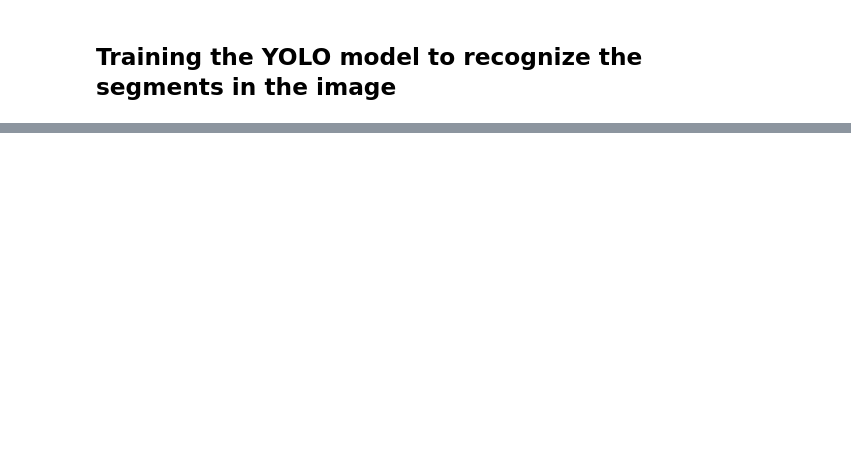
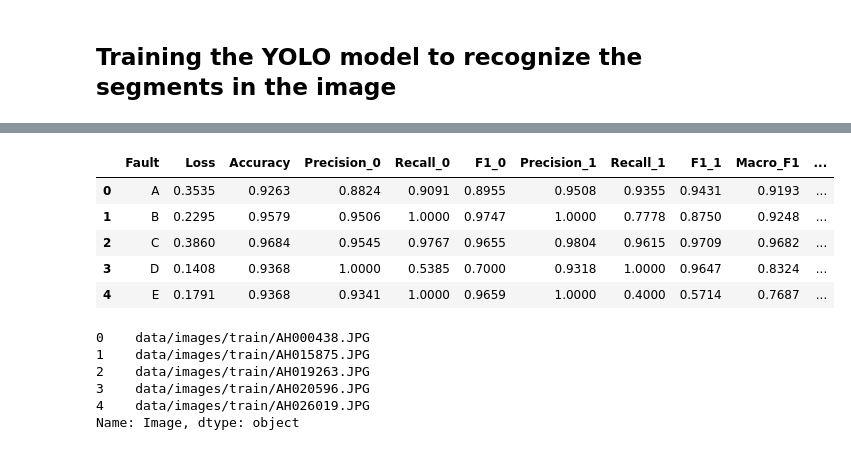
Before and after one commit to DollyPy/MRIDetection, a Jupyter notebook: MRI Detection.ipynb, the cells around one changed output, grey strips where cells are left out. Drawn from its saved outputs; the diff is of its cells as text; code cells hidden in the pictures; blank space fills up the shorter version.

Commit message:
Added New Models and Diagnosis

```diff
--- a/MRI Detection.ipynb
+++ b/MRI Detection.ipynb
@@ -174,0 +377,13 @@ results2
+# %%
+# Print metrics nicely
+print("🔍 Model Evaluation Summary:\n")
+for fault, metrics in results.items():
+    print(f"📌 Fault: {fault}")
+    print(f"   - Loss: {metrics['loss']:.4f}")
+    print(f"   - Accuracy: {metrics['accuracy']:.4f}")
+    print("   - Classification Report:")
+
+    # Convert classification report dict to DataFrame for display
+    report_df = pd.DataFrame(metrics['classification_report']).transpose()
+    display(report_df.round(3))
+    print("\n" + "-"*60 + "\n")
@@ -174,0 +452,38 @@ results2
+# %%
+import pandas as pd
+
+# Build a formatted list of rows
+formatted_rows = []
+
+for fault, metrics in results.items():
+    report = metrics['classification_report']
+    row = {
+        'Fault': fault,
+        'Loss': round(metrics['loss'], 4),
+        'Accuracy': round(metrics['accuracy'], 4),
+        'Precision_0': round(report['0']['precision'], 4),
+        'Recall_0': round(report['0']['recall'], 4),
+        'F1_0': round(report['0']['f1-score'], 4),
+        'Precision_1': round(report['1']['precision'], 4),
+        'Recall_1': round(report['1']['recall'], 4),
+        'F1_1': round(report['1']['f1-score'], 4),
+        'Macro_F1': round(report['macro avg']['f1-score'], 4),
+        'Weighted_F1': round(report['weighted avg']['f1-score'], 4)
+    }
+    formatted_rows.append(row)
+
+# Convert to DataFrame
+formatted_df = pd.DataFrame(formatted_rows)
+
+# Save to CSV
+formatted_df.to_excel("metrics/evaluation_summary.xlsx", index=False)
+
+# Display in notebook
+display(formatted_df)
+# %% [output]
+|  | Fault | Loss | Accuracy | Precision_0 | Recall_0 | F1_0 | Precision_1 | Recall_1 | F1_1 | Macro_F1 | ... |
+| 0 | A | 0.3535 | 0.9263 | 0.8824 | 0.9091 | 0.8955 | 0.9508 | 0.9355 | 0.9431 | 0.9193 | ... |
+| 1 | B | 0.2295 | 0.9579 | 0.9506 | 1.0000 | 0.9747 | 1.0000 | 0.7778 | 0.8750 | 0.9248 | ... |
+| 2 | C | 0.3860 | 0.9684 | 0.9545 | 0.9767 | 0.9655 | 0.9804 | 0.9615 | 0.9709 | 0.9682 | ... |
+| 3 | D | 0.1408 | 0.9368 | 1.0000 | 0.5385 | 0.7000 | 0.9318 | 1.0000 | 0.9647 | 0.8324 | ... |
+| 4 | E | 0.1791 | 0.9368 | 0.9341 | 1.0000 | 0.9659 | 1.0000 | 0.4000 | 0.5714 | 0.7687 | ... |
@@ -174,0 +513,9 @@ results2
+# %%
+df["Image"].head()
+# %% [output]
+0    data/images/train/AH000438.JPG
+1    data/images/train/AH015875.JPG
+2    data/images/train/AH019263.JPG
+3    data/images/train/AH020596.JPG
+4    data/images/train/AH026019.JPG
+Name: Image, dtype: object
```
Also changed, not shown: parts of 24 cells of this notebook, 10 other files.
